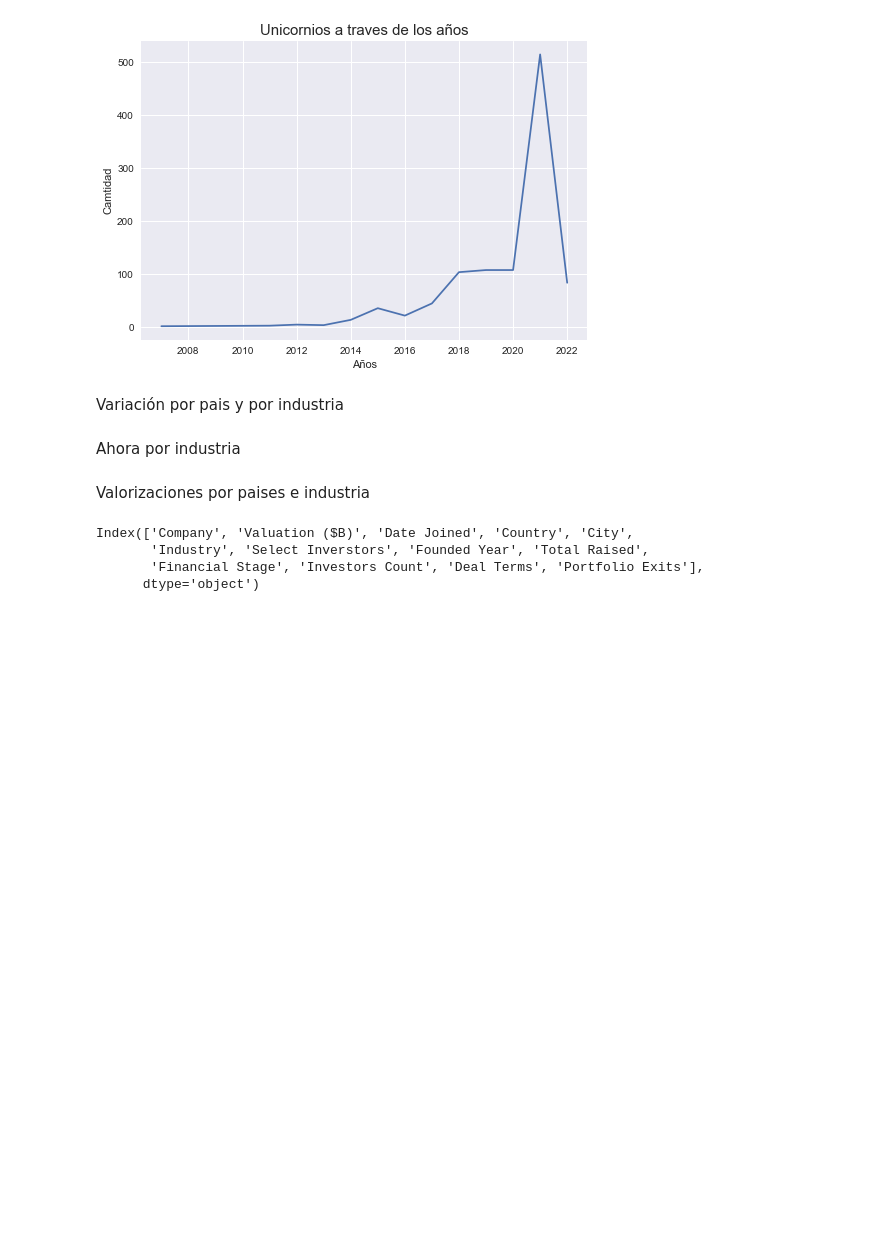
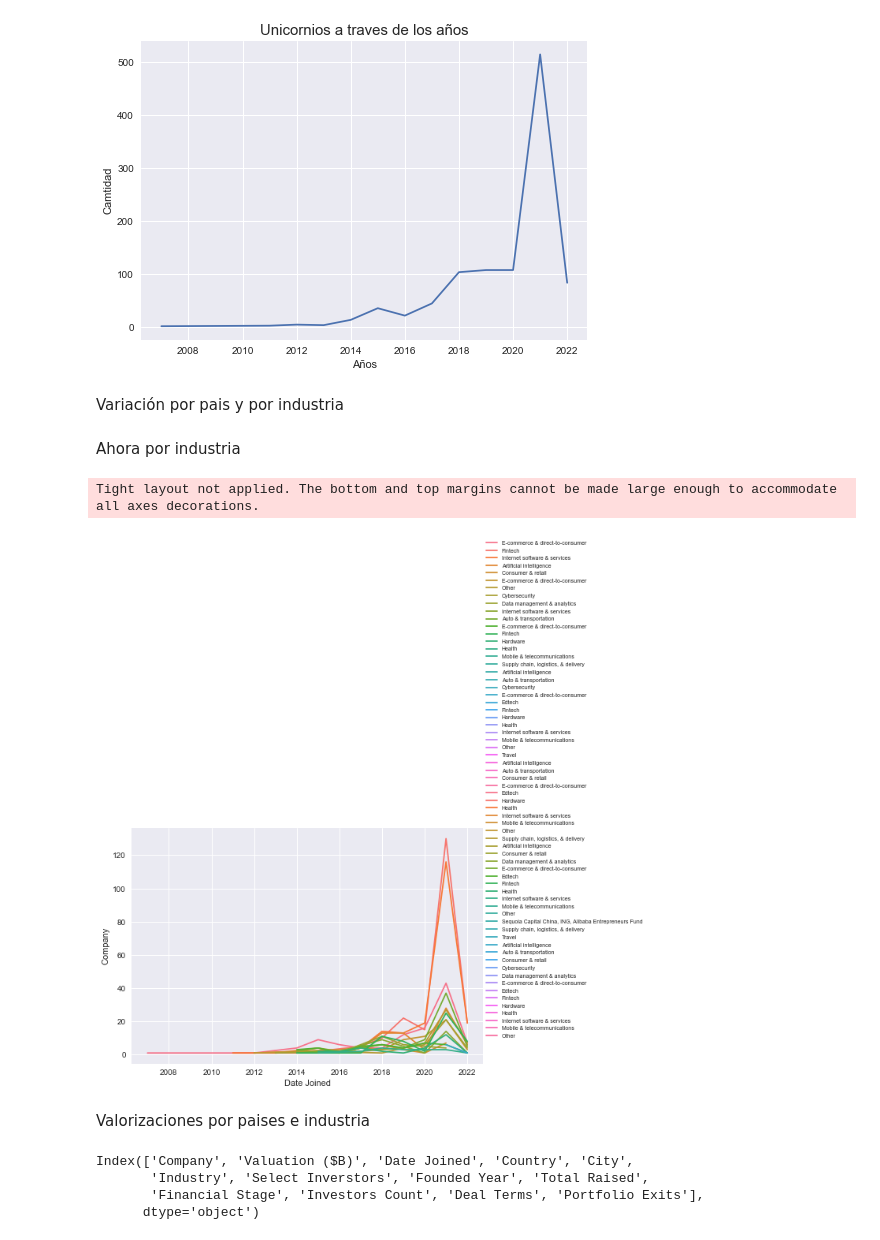
Before and after one commit to Elmatinho/DataScience_Unilever, a Jupyter notebook: Semana_4/Clases/Decimooctava_clase_20_04_22.ipynb, the cells around one changed output. Drawn from its saved outputs; the diff is of its cells as text; code cells hidden in the pictures; blank space fills up the shorter version.

```diff
--- a/Semana_4/Clases/Decimooctava_clase_20_04_22.ipynb
+++ b/Semana_4/Clases/Decimooctava_clase_20_04_22.ipynb
@@ -419,6 +419,17 @@ fig = px.line(Groupperindustry,
                 )
 fig.update_layout(showlegend=True,title_text='Variación de compañias a traves de los años por industria')
 fig.show()
+# %%
+sns.lineplot(data=Groupperindustry,
+                x=Groupperindustry['Date Joined'],
+                y=Groupperindustry['Company'],
+                hue=Groupperindustry['Industry'],
+                palette='husl')
+plt.legend(Groupperindustry['Industry'],loc=[1.002,0.1],fontsize=7)
+plt.tight_layout()
+# %% [output]
+Tight layout not applied. The bottom and top margins cannot be made large enough to accommodate all axes decorations.
+[figure, added]
 # %% [markdown]
 Valorizaciones por paises e industria
 # %%
```
Also changed, not shown: parts of 1 cell of this notebook, 2 other files.
